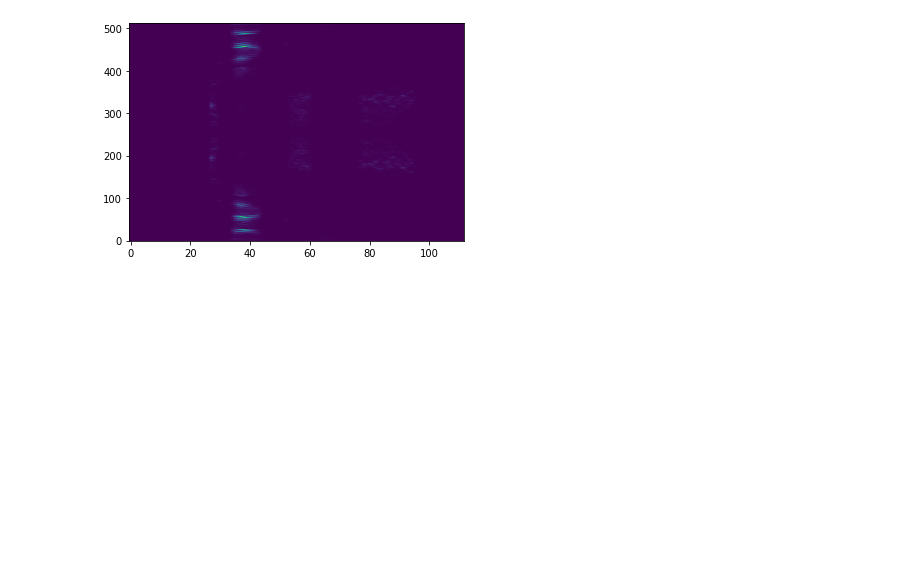
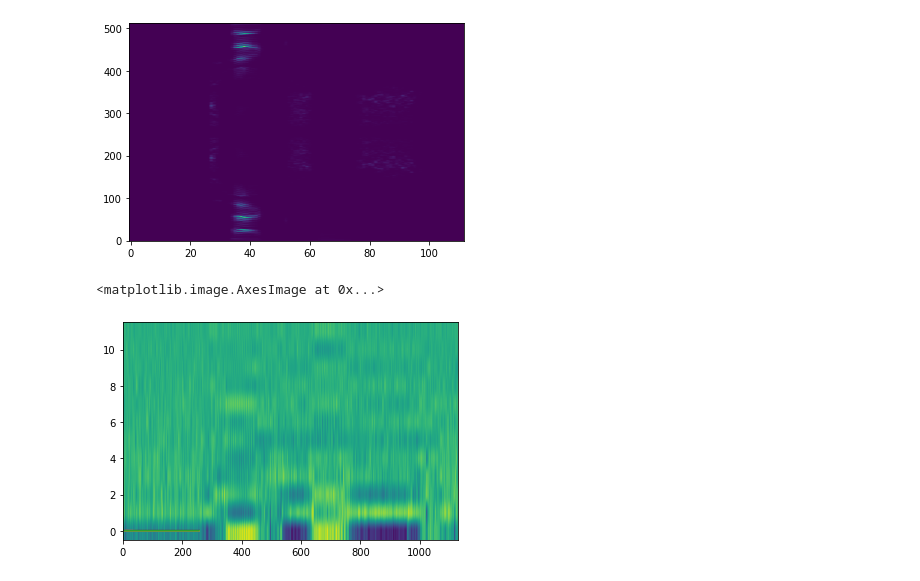
Before and after one commit to eragon1248/cs373-mfcc, a Jupyter notebook: mfcc.ipynb, the cells around one changed output. Cells and saved outputs as stored; diff of their text form; code cells hidden in the pictures; blank space fills up the shorter version.

```diff
--- a/mfcc.ipynb
+++ b/mfcc.ipynb
@@ -131,7 +130,7 @@ print (mellog.shape)
 c = np.zeros((mellog.shape[0], 13))
 for window in range(c.shape[0]):
     for i in range(c.shape[1]):
-        val = np.sum(mellog[window]*np.cos((np.array(range(mellog.shape[1]))+0.5)*(np.pi*i/23)))
+        val = np.sum(mellog[window]*np.cos((np.arange(mellog.shape[1])+0.5)*(np.pi*i/23)))
         c[window][i] = val
 print(c.shape)
 print(c)
@@ -203,3 +201,68 @@ plt.imshow(logpowerdata, origin='lower', aspect='auto')
 (512, 112)
 <matplotlib.image.AxesImage at 0x...>
 [figure]
+# %%
+#
+
+#Computing frames
+#Window length 𝐿 set to 4 milliseconds: this is (4/1000)/(1/16000) = 64 samples
+#Window shift 𝑆 set to 1 milliseconds: this is (1/1000)/(1/16000) = 16 samples
+L = 64
+S = 16
+#dimensions of the return array are ceil((numSamples-L)/S) rows by L samples
+frames = []
+k = 0
+pad = False
+while not pad:
+    frames.append([])
+    n = 0
+    while  n<L:
+        ind = k*S+n
+        sample = 0
+        if  ind<len(preEmp):
+            sample = preEmp[ind]
+        else:
+            pad = True
+        frames[k].append(sample)
+        n+=1
+    k+=1
+frames = np.array(frames)
+#print(frames.shape)
+#Applying window function
+window = scipy.signal.hamming(L)
+for row in range(len(frames)):
+    frames[row]*=window
+#print(frames.shape)
+#Computing the Fourier transform
+N = 512 #number of DFT points, given
+fourier = scipy.fft.fft(frames, N)
+#print(fourier)
+#Computing the magnitude and power spectra
+magnitude = np.abs(fourier)
+#print(magnitude)
+power = np.square(magnitude)
+#print(power.shape)
+#Mel-filterbank application
+mel_filters = np.array(np.load('mel_filters.npy'))
+plt.plot(mel_filters.T)
+#print(mel_filters.shape)
+mel = np.matmul(power[:,:257], np.swapaxes(mel_filters, 0, 1))
+#print(mel.shape)
+#taking the log
+mellog = np.maximum(np.full(mel.shape, -50), np.log(mel))
+#print (mellog.shape)
+#Computing the DCT and “liftering”:
+c = np.zeros((mellog.shape[0], 13))
+for window in range(c.shape[0]):
+    for i in range(c.shape[1]):
+        val = np.sum(mellog[window]*np.cos((np.arange(mellog.shape[1])+0.5)*(np.pi*i/23)))
+        c[window][i] = val
+#print(c.shape)
+#print(c)
+#Visualizing MFCC features
+cdata2 = np.swapaxes(c, 0, 1)
+#print(cdata2.shape)
+plt.imshow(cdata2[1:13], origin='lower', aspect='auto')
+# %% [output]
+<matplotlib.image.AxesImage at 0x...>
+[figure, added]
```
Also changed, not shown: parts of 4 cells of this notebook.
